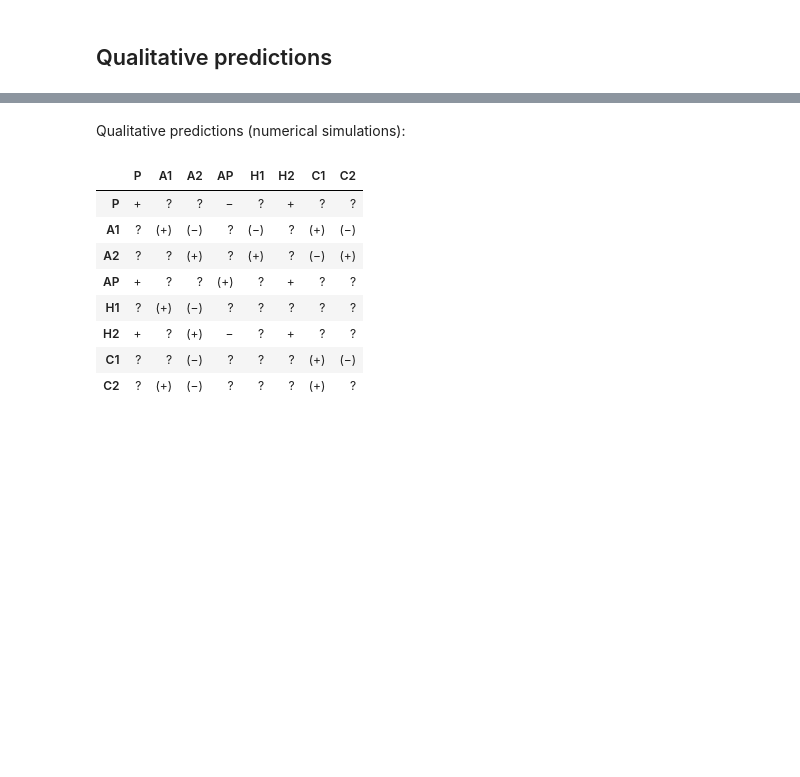
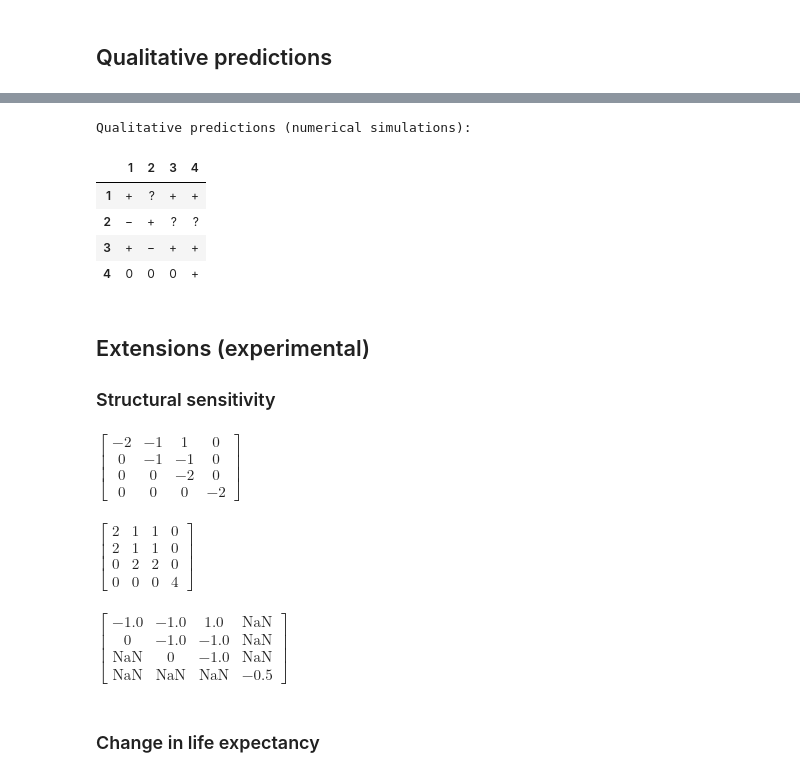
Before and after one commit to jaydenhyman/qmm, a Jupyter notebook: qmm.ipynb, the cells around one changed output, grey strips where cells are left out. Cells and saved outputs as stored; diff of their text form; code cells hidden in the pictures; blank space fills up the shorter version.

```diff
--- a/qmm.ipynb
+++ b/qmm.ipynb
@@ -23,11 +22,0 @@ Reference: Hulot, F.D., Lacroix, G., Lescher-Moutoué, F., Loreau, M., 2000. Fun
-# %%
-#@title Python package and dependencies
-from qmm import *
-import sympy as sp
-import pandas as pd
-from IPython.display import display, Markdown, Math
-sp.init_printing(use_latex='mathjax', mat_symbol_style='bold')
-pd.set_option('display.max_columns', None)
-pd.set_option('display.max_rows', None)
-pd.set_option('display.max_colwidth', None)
-pd.set_option('display.width', None)
@@ -34,6 +26,7 @@ pd.set_option('display.width', None)
 # %% [markdown]
 ## Model structure
 # %%
-G = import_digraph("test/mesocosm.json")
-display(Math(r'^{\circ}\mathbf{A} = ' + sp.latex(create_matrix(G, form='signed'))))
+G = import_digraph("test/snowshoe-hare-extended.json")
+G = define_state_space(G)
+create_matrix(G, form='signed')
 # %% [output]
@@ -92,3 +73,3 @@ display(Markdown(conditional_stability(G).to_markdown(index=False)))
 # %%
-display(Markdown(simulation_stability(G, n_sim=10000).to_markdown(index=False)))
+simulation_stability(G, n_sim=10000)
 # %% [output]
@@ -124,4 +101,3 @@ $\displaystyle \left[\begin{matrix}1.0 & 0.63 & 0.6 & 1.0 & 0.5 & 1.0 & 0.67 & 0
 # %%
-display(Math(r'\Pr\left(\text{sgn}\left[-{^\#\mathbf{A}}^{-1}\right]\right) = '))
-numerical_simulations(G, n_sim=10000, dist="uniform", as_abs=True).evalf(2)
+numerical_simulations(G, n_sim=10000, dist="uniform", as_nan=False, as_abs=True).evalf(2)
 # %% [output]
@@ -161,15 +128,28 @@ Qualitative predictions (sign determinacy)
 # %%
-index, columns = get_nodes(G, 'state'), get_nodes(G, 'state')
-display(Markdown("Qualitative predictions (numerical simulations):"))
+print("Qualitative predictions (numerical simulations):")
 table_of_predictions(numerical_simulations(G), t1=0.8, t2=1, index=index, columns=columns)
 # %% [output]
-Qualitative predictions (numerical simulations):
+Qualitative predictions (numerical simulations):
-|  | P | A1 | A2 | AP | H1 | H2 | C1 | C2 |
-| P | + | ? | ? | − | ? | + | ? | ? |
-| A1 | ? | (+) | (−) | ? | (−) | ? | (+) | (−) |
-| A2 | ? | ? | (+) | ? | (+) | ? | (−) | (+) |
-| AP | + | ? | ? | (+) | ? | + | ? | ? |
-| H1 | ? | (+) | (−) | ? | ? | ? | ? | ? |
-| H2 | + | ? | (+) | − | ? | + | ? | ? |
-| C1 | ? | ? | (−) | ? | ? | ? | (+) | (−) |
-| C2 | ? | (+) | (−) | ? | ? | ? | (+) | ? |
+|  | 1 | 2 | 3 | 4 |
+| 1 | + | ? | + | + |
+| 2 | − | + | ? | ? |
+| 3 | + | − | + | + |
+| 4 | 0 | 0 | 0 | + |
+# %% [markdown]
+## Extensions (experimental)
+
+### Structural sensitivity
+# %%
+net_structural_sensitivity(G, level=None)
+# %% [output]
+$\displaystyle \left[\begin{matrix}-2 & -1 & 1 & 0\\0 & -1 & -1 & 0\\0 & 0 & -2 & 0\\0 & 0 & 0 & -2\end{matrix}\right]$
+# %%
+absolute_structural_sensitivity(G, level=None)
+# %% [output]
+$\displaystyle \left[\begin{matrix}2 & 1 & 1 & 0\\2 & 1 & 1 & 0\\0 & 2 & 2 & 0\\0 & 0 & 0 & 4\end{matrix}\right]$
+# %%
+weighted_structural_sensitivity(G, level=None).evalf(2)
+# %% [output]
+$\displaystyle \left[\begin{matrix}-1.0 & -1.0 & 1.0 & \text{NaN}\\0 & -1.0 & -1.0 & \text{NaN}\\\text{NaN} & 0 & -1.0 & \text{NaN}\\\text{NaN} & \text{NaN} & \text{NaN} & -0.5\end{matrix}\right]$
+# %% [markdown]
+### Change in life expectancy
```
Also changed, not shown: parts of 100 cells of this notebook, 16 other files.
